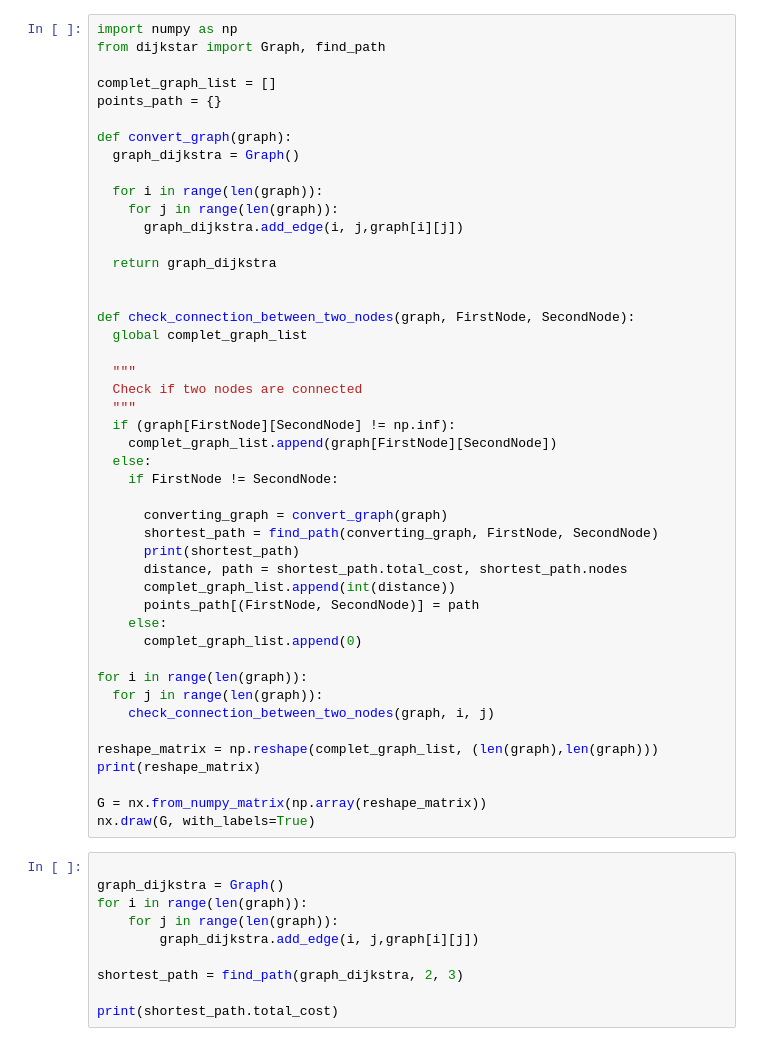
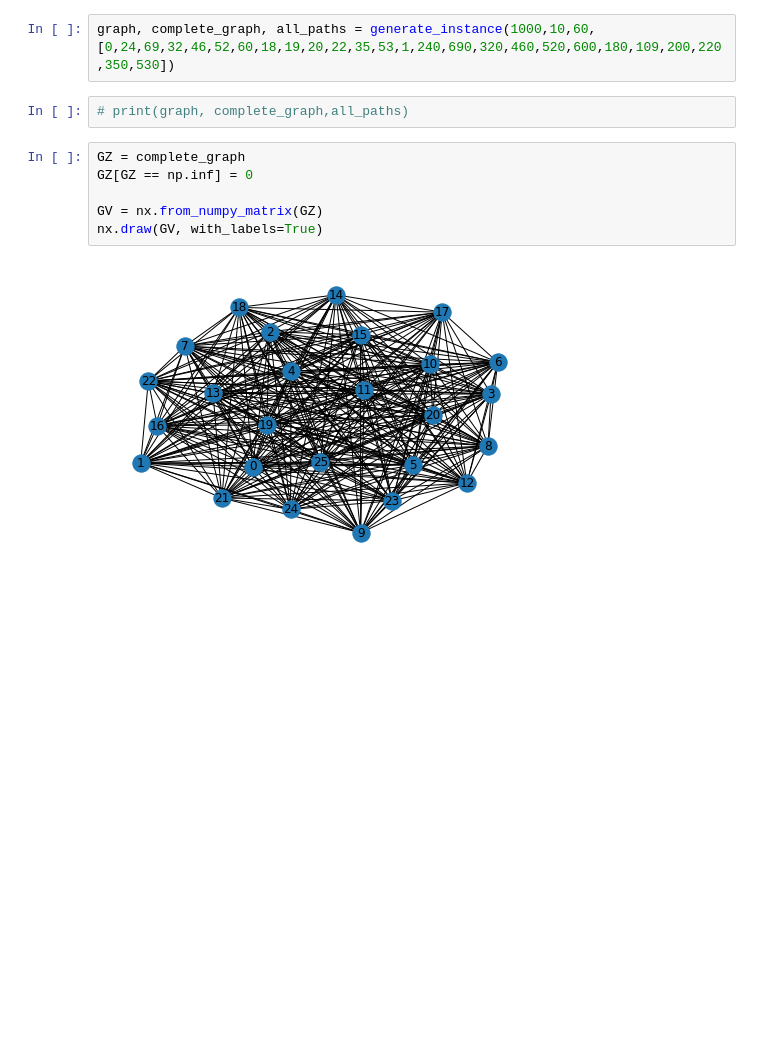
Before and after one commit to Adrien-Nicolas/Algo_avance, a Jupyter notebook: code/graph_to_complet_graph.ipynb, the cells around one changed output. Saved outputs shown, nothing was run; the diff lists cells and outputs as text; blank space fills up the shorter version.

Commit message:
generate_complete matrix

```diff
--- a/code/graph_to_complet_graph.ipynb
+++ b/code/graph_to_complet_graph.ipynb
@@ -51,56 +60,12 @@ nx.draw(G, with_labels=True) """
-# %%
-import numpy as np
-from dijkstar import Graph, find_path
-
-complet_graph_list = []
-points_path = {}
-
-def convert_graph(graph):
-  graph_dijkstra = Graph()
-
-  for i in range(len(graph)):
-    for j in range(len(graph)):
-      graph_dijkstra.add_edge(i, j,graph[i][j])
-
-  return graph_dijkstra
-
-
-def check_connection_between_two_nodes(graph, FirstNode, SecondNode):
-  global complet_graph_list
-
-  """
-  Check if two nodes are connected
-  """
-  if (graph[FirstNode][SecondNode] != np.inf):
-    complet_graph_list.append(graph[FirstNode][SecondNode])
-  else:
-    if FirstNode != SecondNode:
-
-      converting_graph = convert_graph(graph)
-      shortest_path = find_path(converting_graph, FirstNode, SecondNode)
-      print(shortest_path)
-      distance, path = shortest_path.total_cost, shortest_path.nodes
-      complet_graph_list.append(int(distance))
-      points_path[(FirstNode, SecondNode)] = path
-    else:
-      complet_graph_list.append(0)
-
-for i in range(len(graph)):
-  for j in range(len(graph)):
-    check_connection_between_two_nodes(graph, i, j)
-
-reshape_matrix = np.reshape(complet_graph_list, (len(graph),len(graph)))
-print(reshape_matrix)
-
-G = nx.from_numpy_matrix(np.array(reshape_matrix))
-nx.draw(G, with_labels=True)
-# %%
-
-graph_dijkstra = Graph()
-for i in range(len(graph)):
-    for j in range(len(graph)):
-        graph_dijkstra.add_edge(i, j,graph[i][j])
-
-shortest_path = find_path(graph_dijkstra, 2, 3)
-
-print(shortest_path.total_cost)
+# %%
+graph, complete_graph, all_paths = generate_instance(1000,10,60, [0,24,69,32,46,52,60,18,19,20,22,35,53,1,240,690,320,460,520,600,180,109,200,220,350,530])
+# %%
+# print(graph, complete_graph,all_paths)
+# %%
+GZ = complete_graph
+GZ[GZ == np.inf] = 0
+
+GV = nx.from_numpy_matrix(GZ)
+nx.draw(GV, with_labels=True)
+# %% [output]
+[figure, added]
```
Also changed, not shown: parts of 2 cells of this notebook, 1 other file.
